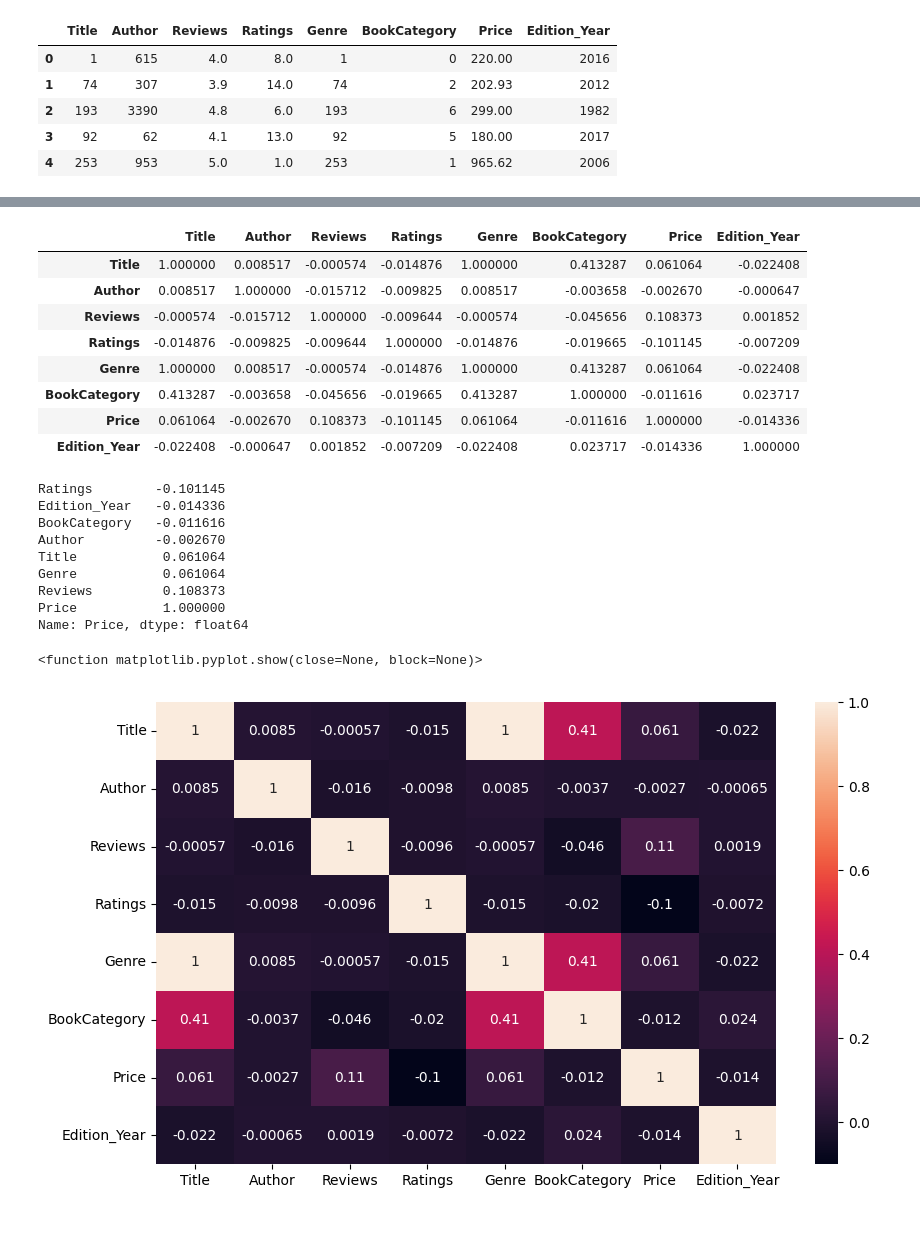
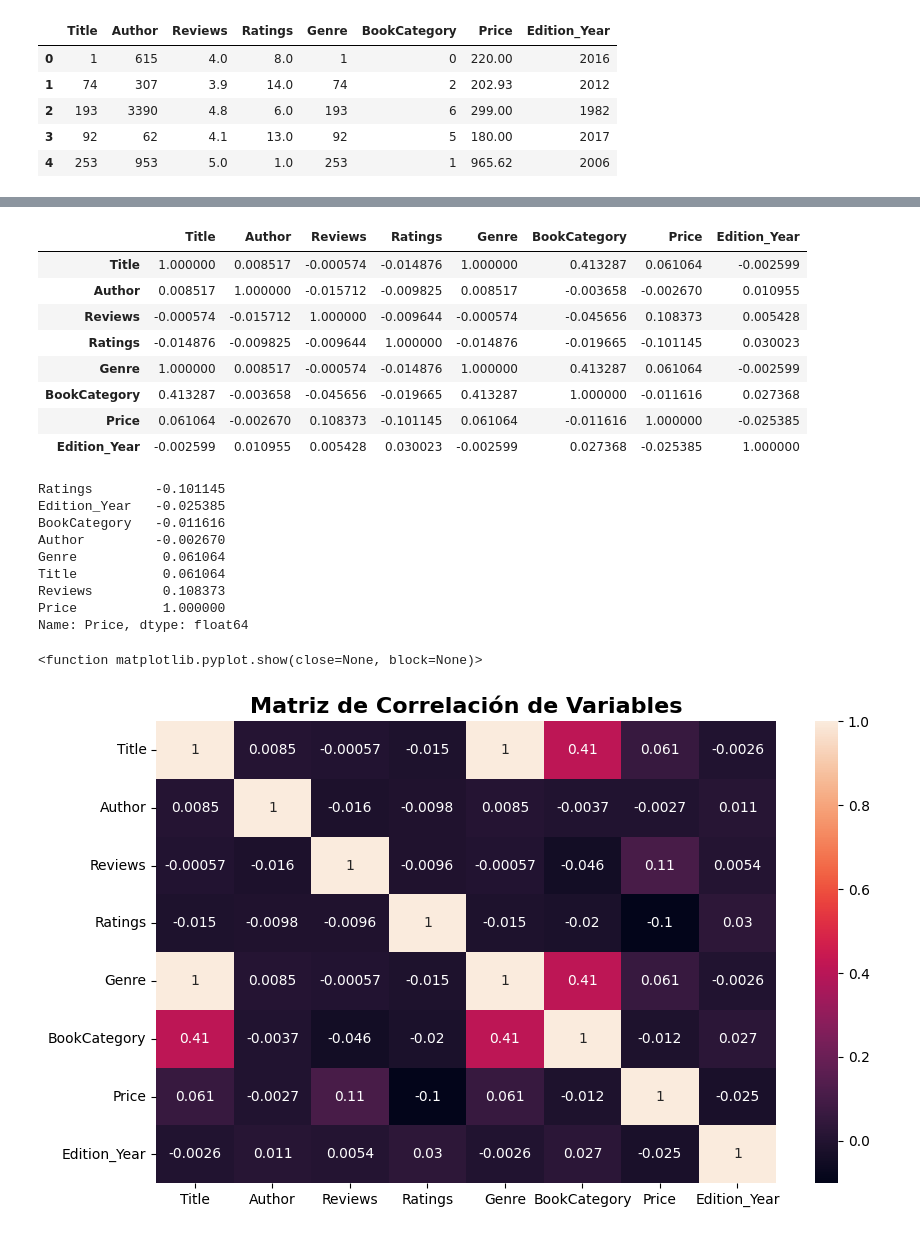
Before and after one commit to codelock54/Book_Price, a Jupyter notebook: BookPrice Model .ipynb, the cells around one changed output, grey strips where cells are left out. Saved outputs shown, nothing was run; the diff lists cells and outputs as text; code cells hidden in the pictures.

```diff
--- a/BookPrice Model .ipynb
+++ b/BookPrice Model .ipynb
@@ -4,7 +4,7 @@ import numpy as np
 import matplotlib.pyplot as plt
 
 
-filename = 'Participants_Data/Data_Train.xlsx'
+filename = 'Data/Data_Train.xlsx'
 data_train = pd.read_excel(filename)
 data_train.head()
 # %% [output]
@@ -96 +140,3 @@ data_train.head()
+# %%
+data_train.Edition_Year = data_train.Edition_Year.replace(0, 2005)
 # %%
@@ -114,8 +150,14 @@ memory usage: 417.4 KB
 # %%
-data_train['BookCategory'] = data_train.BookCategory.cat.codes
-data_train['Author'] = data_train.Author.cat.codes
-data_train['Genre'] = data_train.Genre.cat.codes
-data_train['Title'] = data_train.Title.cat.codes
+from sklearn.preprocessing import LabelEncoder
+
+data_train.Title = LabelEncoder().fit_transform(data_train.Title)
+
+data_train.Author = LabelEncoder().fit_transform(data_train.Author)
+
+data_train.Genre = LabelEncoder().fit_transform(data_train.Genre)
+
+data_train.BookCategory = LabelEncoder().fit_transform(data_train.BookCategory)
+
 data_train.head()
 # %% [output]
 |  | Title | Author | Reviews | Ratings | Genre | BookCategory | Price | Edition_Year |
@@ -127,37 +181,36 @@ data_train.head()
 # %%
-# correlation matrix
 matrix_corr = data_train.corr()
 
 matrix_corr
 # %% [output]
 |  | Title | Author | Reviews | Ratings | Genre | BookCategory | Price | Edition_Year |
-| Title | 1.000000 | 0.008517 | -0.000574 | -0.014876 | 1.000000 | 0.413287 | 0.061064 | -0.022408 |
-| Author | 0.008517 | 1.000000 | -0.015712 | -0.009825 | 0.008517 | -0.003658 | -0.002670 | -0.000647 |
-| Reviews | -0.000574 | -0.015712 | 1.000000 | -0.009644 | -0.000574 | -0.045656 | 0.108373 | 0.001852 |
-| Ratings | -0.014876 | -0.009825 | -0.009644 | 1.000000 | -0.014876 | -0.019665 | -0.101145 | -0.007209 |
-| Genre | 1.000000 | 0.008517 | -0.000574 | -0.014876 | 1.000000 | 0.413287 | 0.061064 | -0.022408 |
-| BookCategory | 0.413287 | -0.003658 | -0.045656 | -0.019665 | 0.413287 | 1.000000 | -0.011616 | 0.023717 |
-| Price | 0.061064 | -0.002670 | 0.108373 | -0.101145 | 0.061064 | -0.011616 | 1.000000 | -0.014336 |
-| Edition_Year | -0.022408 | -0.000647 | 0.001852 | -0.007209 | -0.022408 | 0.023717 | -0.014336 | 1.000000 |
+| Title | 1.000000 | 0.008517 | -0.000574 | -0.014876 | 1.000000 | 0.413287 | 0.061064 | -0.002599 |
+| Author | 0.008517 | 1.000000 | -0.015712 | -0.009825 | 0.008517 | -0.003658 | -0.002670 | 0.010955 |
+| Reviews | -0.000574 | -0.015712 | 1.000000 | -0.009644 | -0.000574 | -0.045656 | 0.108373 | 0.005428 |
+| Ratings | -0.014876 | -0.009825 | -0.009644 | 1.000000 | -0.014876 | -0.019665 | -0.101145 | 0.030023 |
+| Genre | 1.000000 | 0.008517 | -0.000574 | -0.014876 | 1.000000 | 0.413287 | 0.061064 | -0.002599 |
+| BookCategory | 0.413287 | -0.003658 | -0.045656 | -0.019665 | 0.413287 | 1.000000 | -0.011616 | 0.027368 |
+| Price | 0.061064 | -0.002670 | 0.108373 | -0.101145 | 0.061064 | -0.011616 | 1.000000 | -0.025385 |
+| Edition_Year | -0.002599 | 0.010955 | 0.005428 | 0.030023 | -0.002599 | 0.027368 | -0.025385 | 1.000000 |
 # %%
 matrix_corr.Price.sort_values()
 # %% [output]
 Ratings        -0.101145
-Edition_Year   -0.014336
+Edition_Year   -0.025385
 BookCategory   -0.011616
 Author         -0.002670
+Genre           0.061064
 Title           0.061064
-Genre           0.061064
 Reviews         0.108373
 Price           1.000000
 Name: Price, dtype: float64
 # %%
-# heatmap
-
 import seaborn as sns
 plt.figure(figsize=(10,6))
 sns.heatmap(matrix_corr, annot=True)
+plt.title('Matriz de Correlación de Variables', fontsize=16, fontweight='bold')
+
 plt.show
 # %% [output]
 <function matplotlib.pyplot.show(close=None, block=None)>
-[figure, old version]
+[figure, new version]
```
Also changed, not shown: parts of 33 cells of this notebook.
